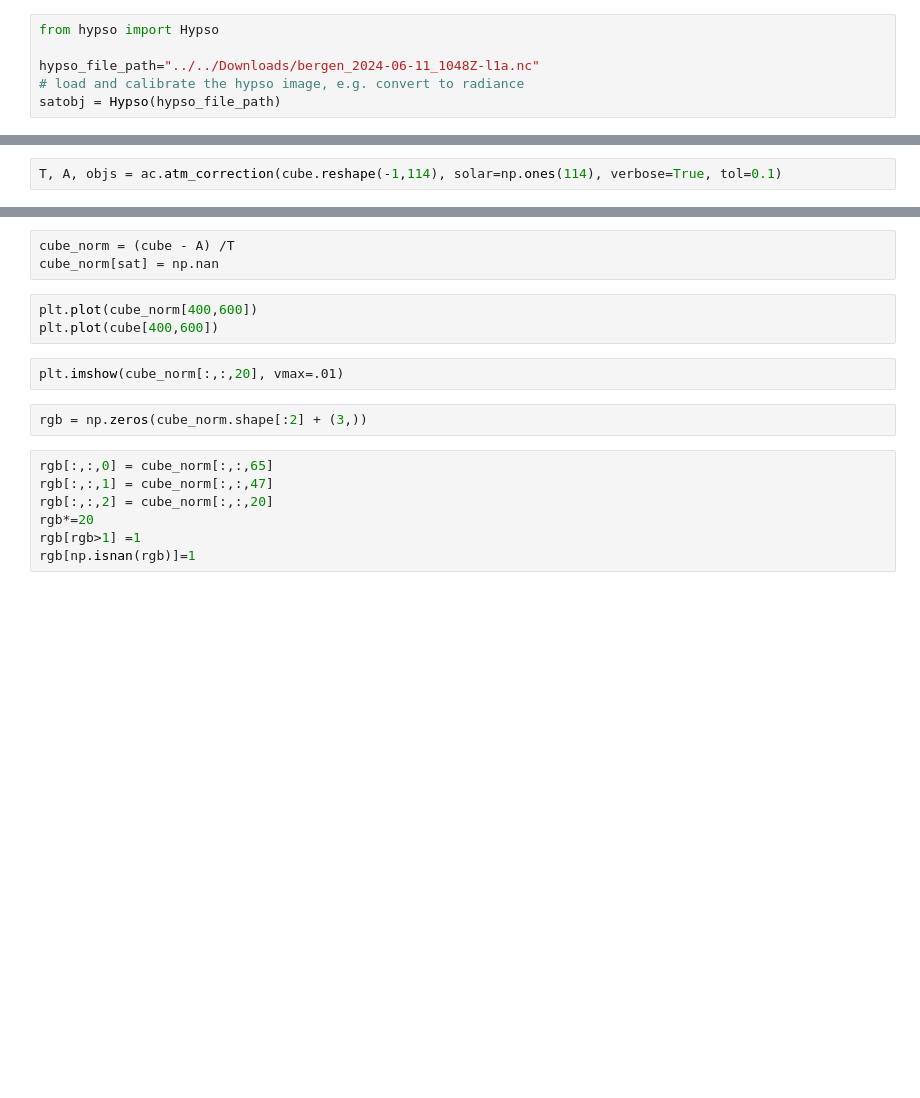
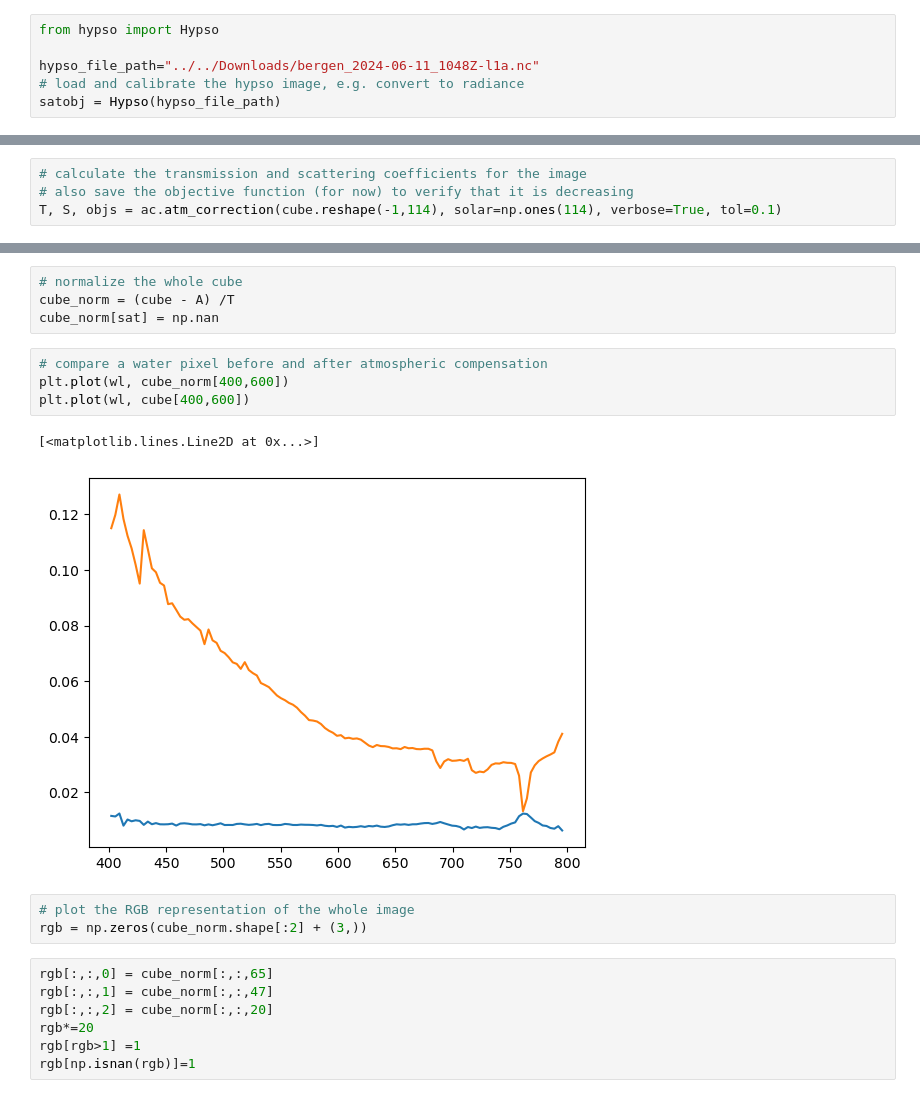
Before and after one commit to NTNU-SmallSat-Lab/MACHI, a Jupyter notebook: demo.ipynb, the cells around one changed output, grey strips where cells are left out. Saved outputs shown, nothing was run; the diff lists cells and outputs as text; blank space fills up the shorter version.

```diff
--- a/demo.ipynb
+++ b/demo.ipynb
@@ -27,2 +29,4 @@ plt.colorbar()
-# %%
-T, A, objs = ac.atm_correction(cube.reshape(-1,114), solar=np.ones(114), verbose=True, tol=0.1)
+# %%
+# calculate the transmission and scattering coefficients for the image
+# also save the objective function (for now) to verify that it is decreasing
+T, S, objs = ac.atm_correction(cube.reshape(-1,114), solar=np.ones(114), verbose=True, tol=0.1)
@@ -36,12 +62,16 @@ ax0.plot(wl,A, color='blue')
 # %%
+# normalize the whole cube
 cube_norm = (cube - A) /T
 cube_norm[sat] = np.nan
 # %%
-plt.plot(cube_norm[400,600])
-plt.plot(cube[400,600])
+# compare a water pixel before and after atmospheric compensation
+plt.plot(wl, cube_norm[400,600])
+plt.plot(wl, cube[400,600])
+# %% [output]
+[<matplotlib.lines.Line2D at 0x...>]
+[figure, added]
-# %%
-plt.imshow(cube_norm[:,:,20], vmax=.01)
 # %%
+# plot the RGB representation of the whole image
 rgb = np.zeros(cube_norm.shape[:2] + (3,))
 # %%
 rgb[:,:,0] = cube_norm[:,:,65]
```
Also changed, not shown: parts of 15 cells of this notebook.
